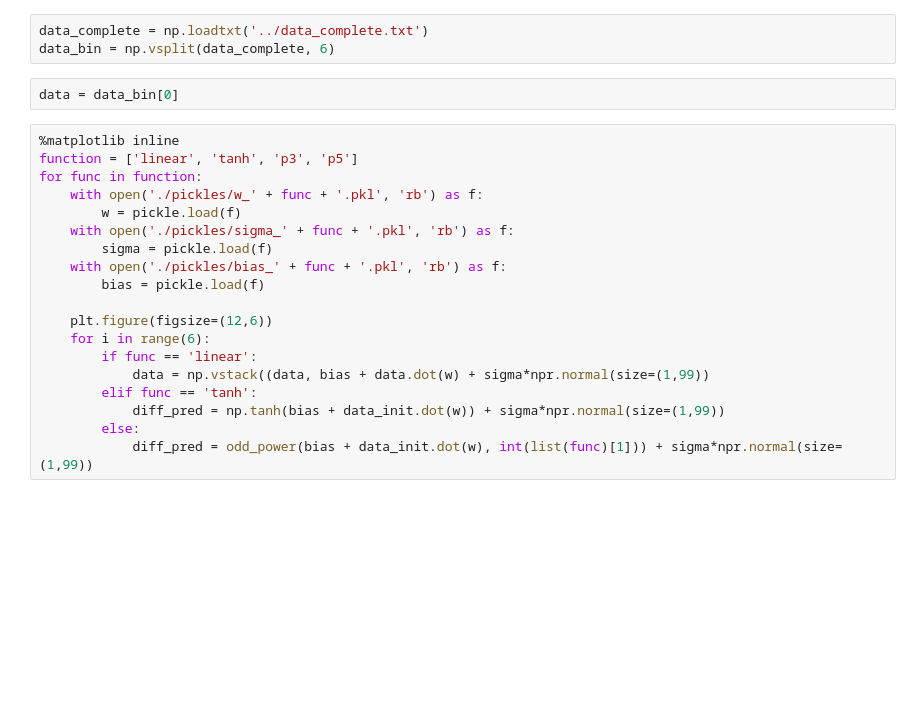
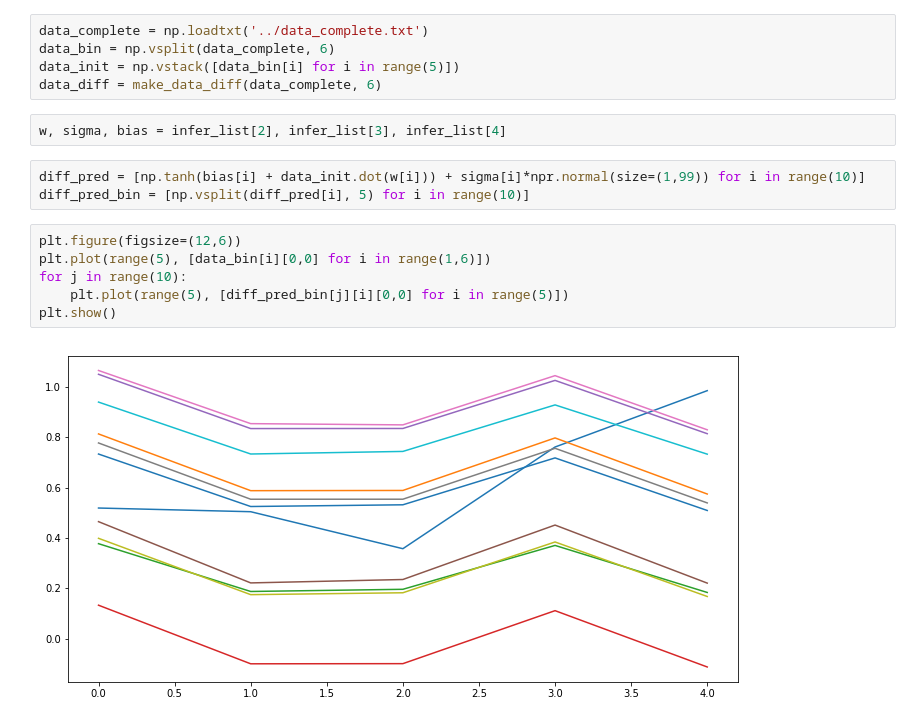
Before and after one commit to jungminshan/drosophila, a Jupyter notebook: Untitled.ipynb, the cells around one changed output. Saved outputs shown, nothing was run; the diff lists cells and outputs as text; blank space fills up the shorter version.

```diff
--- a/Untitled.ipynb
+++ b/Untitled.ipynb
@@ -4,24 +8,18 @@ from f_drosophila_infer import *
 # %%
 data_complete = np.loadtxt('../data_complete.txt')
 data_bin = np.vsplit(data_complete, 6)
+data_init = np.vstack([data_bin[i] for i in range(5)])
+data_diff = make_data_diff(data_complete, 6)
-# %%
-data = data_bin[0]
-# %%
-%matplotlib inline
-function = ['linear', 'tanh', 'p3', 'p5']
-for func in function:
-    with open('./pickles/w_' + func + '.pkl', 'rb') as f:
-        w = pickle.load(f)
-    with open('./pickles/sigma_' + func + '.pkl', 'rb') as f:
-        sigma = pickle.load(f)
-    with open('./pickles/bias_' + func + '.pkl', 'rb') as f:
-        bias = pickle.load(f)
-
-    plt.figure(figsize=(12,6))
-    for i in range(6):
-        if func == 'linear':
-            data = np.vstack((data, bias + data.dot(w) + sigma*npr.normal(size=(1,99))
-        elif func == 'tanh':
-            diff_pred = np.tanh(bias + data_init.dot(w)) + sigma*npr.normal(size=(1,99))
-        else:
-            diff_pred = odd_power(bias + data_init.dot(w), int(list(func)[1])) + sigma*npr.normal(size=(1,99))
+# %%
+w, sigma, bias = infer_list[2], infer_list[3], infer_list[4]
+# %%
+diff_pred = [np.tanh(bias[i] + data_init.dot(w[i])) + sigma[i]*npr.normal(size=(1,99)) for i in range(10)]
+diff_pred_bin = [np.vsplit(diff_pred[i], 5) for i in range(10)]
+# %%
+plt.figure(figsize=(12,6))
+plt.plot(range(5), [data_bin[i][0,0] for i in range(1,6)])
+for j in range(10):
+    plt.plot(range(5), [diff_pred_bin[j][i][0,0] for i in range(5)])
+plt.show()
+# %% [output]
+[figure, added]
```
Also changed, not shown: parts of 2 cells of this notebook, 24 other files.
